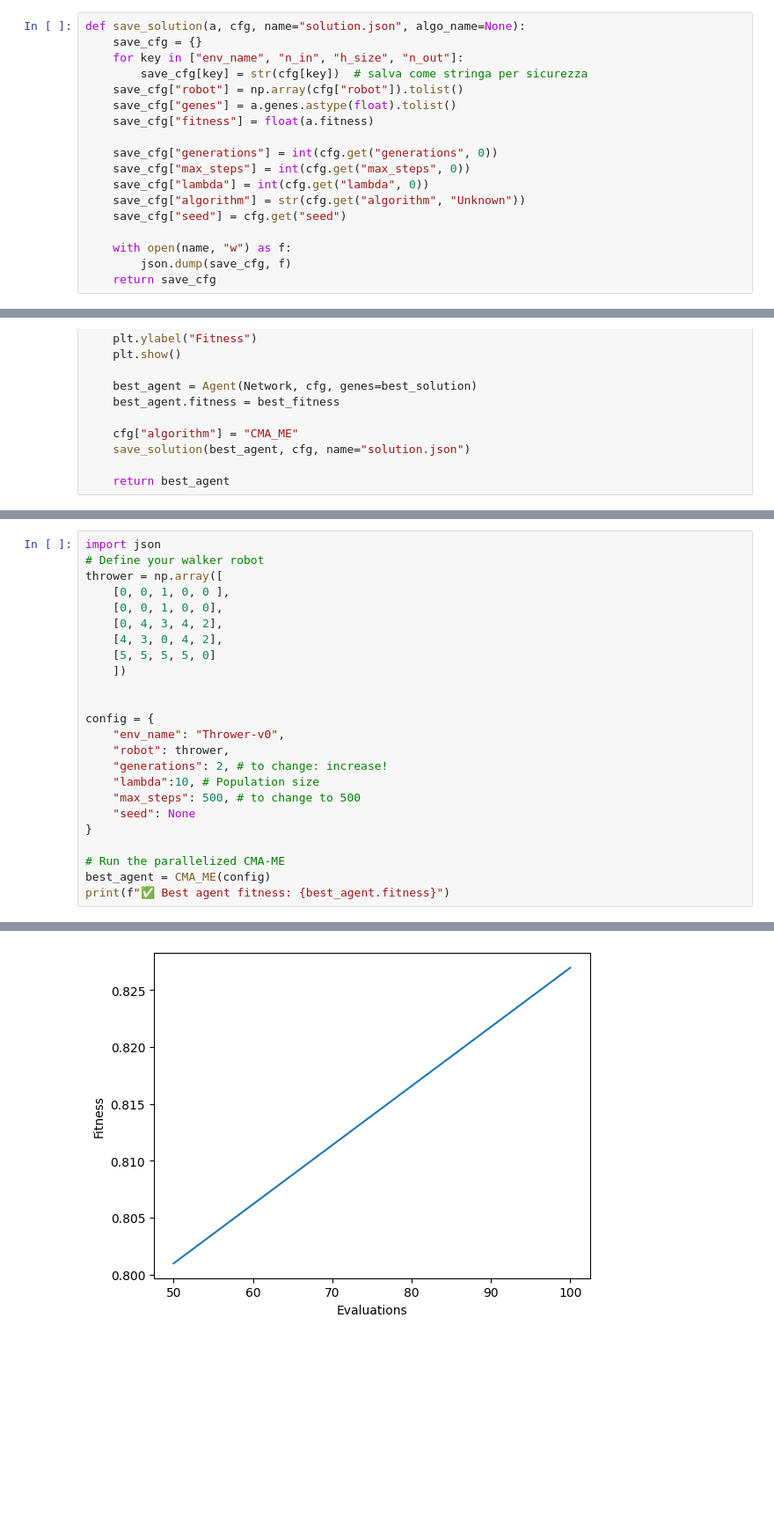
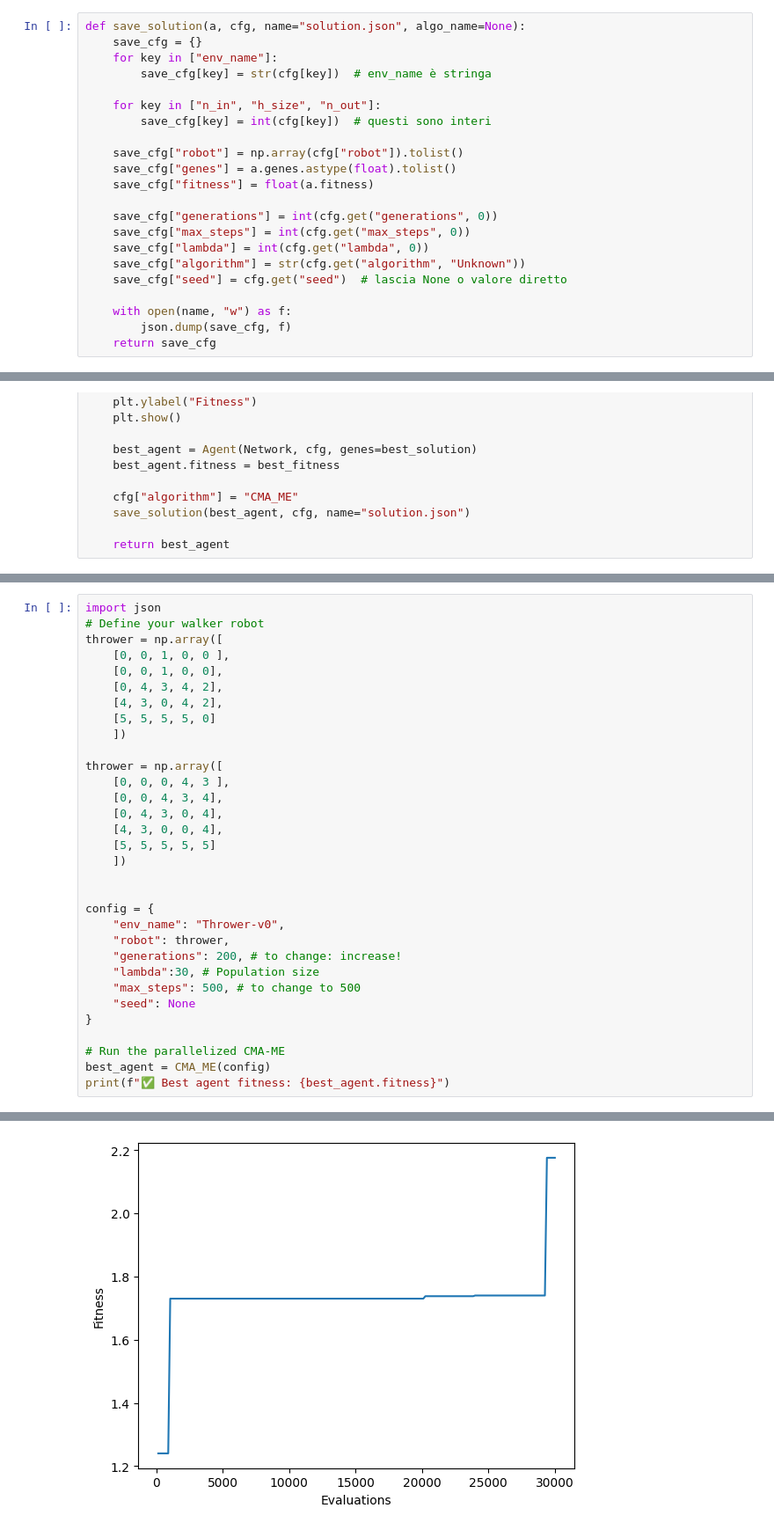
Before and after one commit to MassimoDeBellisVitti/evolution, a Jupyter notebook: project/train.ipynb, the cells around one changed output, grey strips where cells are left out. Shown: that part at 88% size. Saved outputs shown, nothing was run; the diff lists cells and outputs as text; blank space fills up the shorter version.

```diff
--- a/project/train.ipynb
+++ b/project/train.ipynb
@@ -170,8 +170,12 @@ def mp_eval(a, cfg):
 # %%
 def save_solution(a, cfg, name="solution.json", algo_name=None):
     save_cfg = {}
-    for key in ["env_name", "n_in", "h_size", "n_out"]:
-        save_cfg[key] = str(cfg[key])  # salva come stringa per sicurezza
+    for key in ["env_name"]:
+        save_cfg[key] = str(cfg[key])  # env_name è stringa
+
+    for key in ["n_in", "h_size", "n_out"]:
+        save_cfg[key] = int(cfg[key])  # questi sono interi
+
     save_cfg["robot"] = np.array(cfg["robot"]).tolist()
     save_cfg["genes"] = a.genes.astype(float).tolist()
     save_cfg["fitness"] = float(a.fitness)
@@ -180,7 +184,7 @@ def save_solution(a, cfg, name="solution.json", algo_name=None):
     save_cfg["max_steps"] = int(cfg.get("max_steps", 0))
     save_cfg["lambda"] = int(cfg.get("lambda", 0))
     save_cfg["algorithm"] = str(cfg.get("algorithm", "Unknown"))
-    save_cfg["seed"] = cfg.get("seed")
+    save_cfg["seed"] = cfg.get("seed")  # lascia None o valore diretto
 
     with open(name, "w") as f:
         json.dump(save_cfg, f)
@@ -401,12 +402,20 @@ thrower = np.array([
     [5, 5, 5, 5, 0]
     ])
 
+thrower = np.array([
+    [0, 0, 0, 4, 3 ],
+    [0, 0, 4, 3, 4],
+    [0, 4, 3, 0, 4],
+    [4, 3, 0, 0, 4],
+    [5, 5, 5, 5, 5]
+    ])
+
 
 config = {
     "env_name": "Thrower-v0",
     "robot": thrower,
-    "generations": 2, # to change: increase!
-    "lambda":10, # Population size
+    "generations": 200, # to change: increase!
+    "lambda":30, # Population size
     "max_steps": 500, # to change to 500
     "seed": None
 }
@@ -420 +429 @@ print(f"✅ Best agent fitness: {best_agent.fitness}")
-[figure, old version]
+[figure, new version]
```
Also changed, not shown: parts of 4 cells of this notebook, 4 other files.
